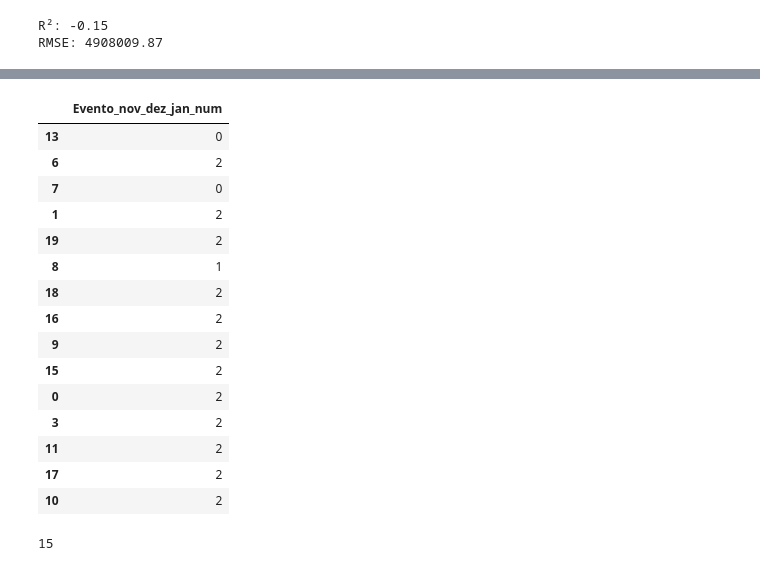
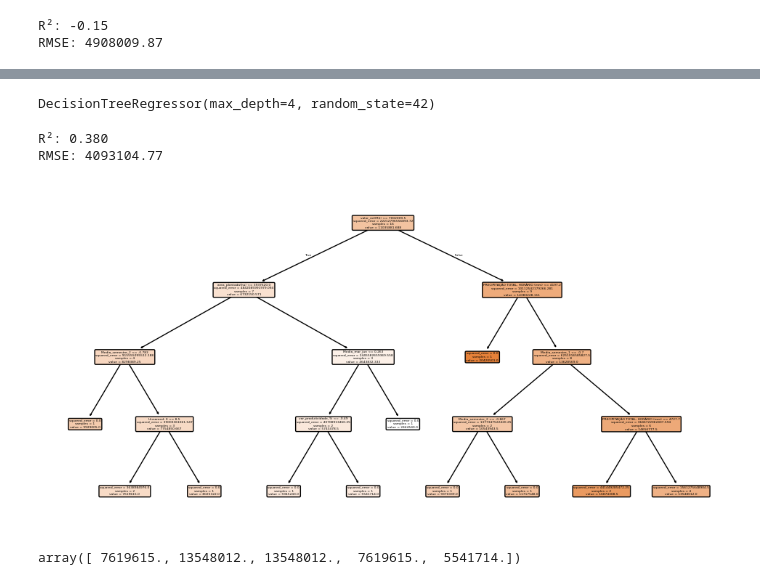
Before and after one commit to bernardo-viscardi/Enso, a Jupyter notebook: IBGE_PAM.ipynb, the cells around one changed output, grey strips where cells are left out. Saved outputs shown, nothing was run; the diff lists cells and outputs as text; code cells hidden in the pictures.

Commit message:
Random_forest

```diff
--- a/IBGE_PAM.ipynb
+++ b/IBGE_PAM.ipynb
@@ -554,2 +625,3 @@ array([[13123154.0952381 ],
 # %%
-y_test
+X = mer.drop(columns=["producao(t)", 'produtividade(kg/ha)', "Ano", "Unidade da Federação", "Produto das lavouras temporárias", 'Evento_mar_jun', 'Evento_nov_dez_jan'])  # variáveis explicativas
+y = mer["producao(t)"]                 # variável alvo
@@ -573,2 +628,2 @@ y_test
 # %%
-mer.columns
+X_train, X_test, y_train, y_test = train_test_split(X, y, test_size=0.2, random_state=42)
@@ -586,23 +630,29 @@ Index(['Unnamed: 0', 'Ano', 'Unidade da Federação',
 # %%
-X_test
+tree = DecisionTreeRegressor(max_depth=4, random_state=42)
+tree.fit(X_train, y_train)
 # %% [output]
-|  | Evento_nov_dez_jan_num |
-| 13 | 0 |
-| 6 | 2 |
-| 7 | 0 |
-| 1 | 2 |
-| 19 | 2 |
-| 8 | 1 |
-| 18 | 2 |
-| 16 | 2 |
-| 9 | 2 |
-| 15 | 2 |
-| 0 | 2 |
-| 3 | 2 |
-| 11 | 2 |
-| 17 | 2 |
-| 10 | 2 |
+DecisionTreeRegressor(max_depth=4, random_state=42)
 # %%
-len(y_pred)
+y_pred = tree.predict(X_test)
+
+r2 = r2_score(y_test, y_pred)
+rmse = mean_squared_error(y_test, y_pred, squared=False)
+
+print(f"R²: {r2:.3f}")
+print(f"RMSE: {rmse:.2f}")
 # %% [output]
-15
+R²: 0.380
+RMSE: 4093104.77
+# %%
+from sklearn.tree import plot_tree
+import matplotlib.pyplot as plt
+
+plt.figure(figsize=(12, 6))
+plot_tree(tree, feature_names=X.columns, filled=True, rounded=True)
+plt.show()
+# %% [output]
+[figure, added]
+# %%
+y_pred
+# %% [output]
+array([ 7619615., 13548012., 13548012.,  7619615.,  5541714.])
```
Also changed, not shown: parts of 30 cells of this notebook, 12 other files.
